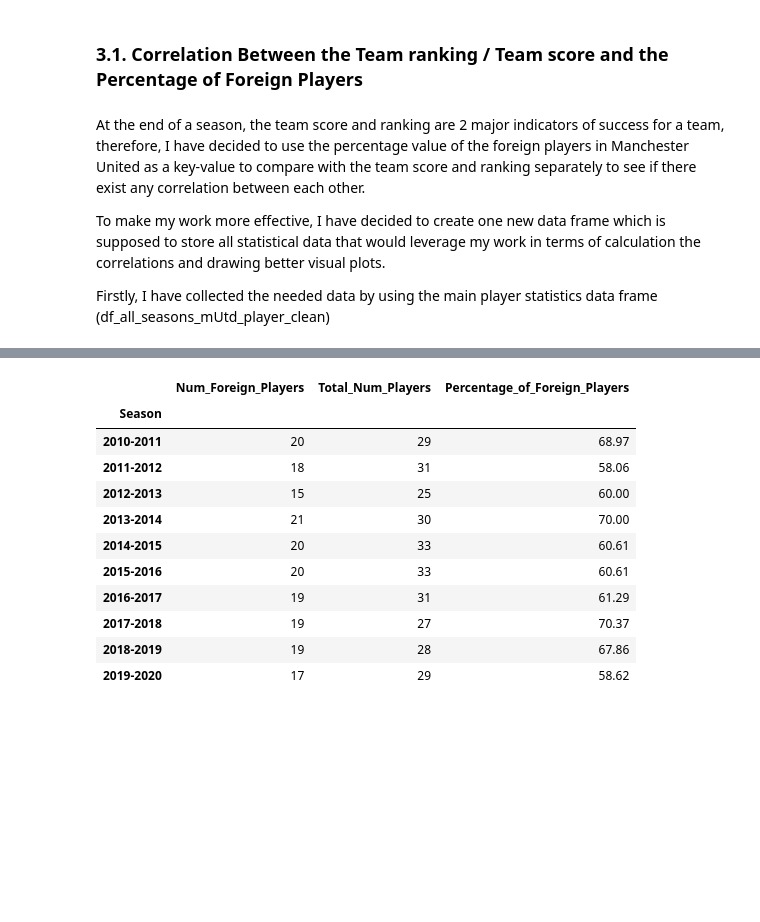
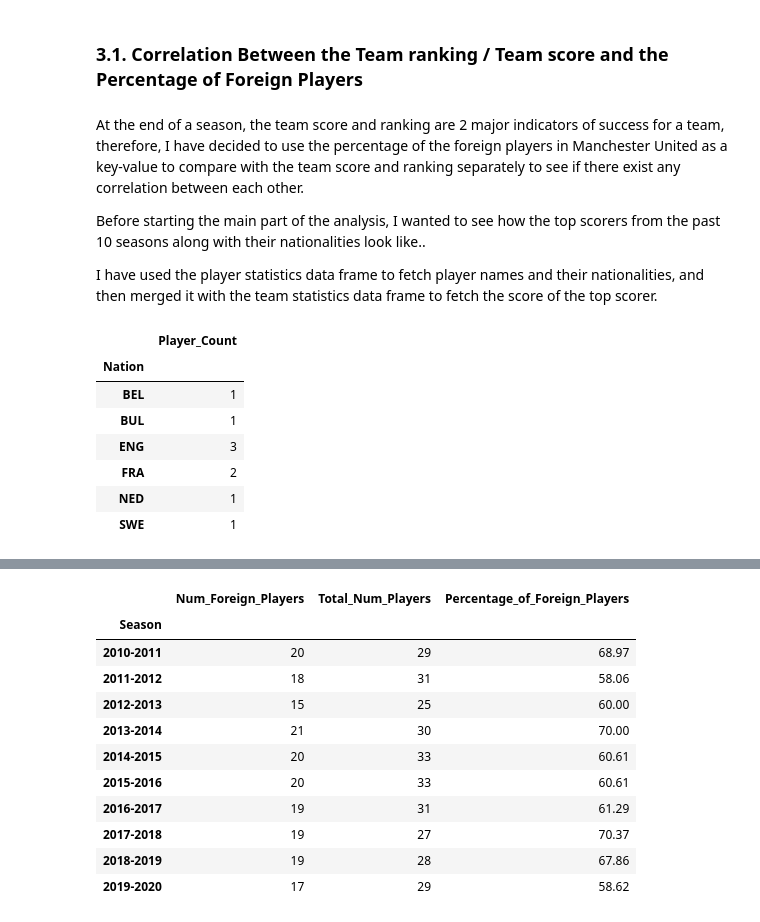
Before and after one commit to ayktonr/uol_dsc020_cw, a Jupyter notebook: cw_main.ipynb, the cells around one changed output, grey strips where cells are left out. Saved outputs shown, nothing was run; the diff lists cells and outputs as text; code cells hidden in the pictures; blank space fills up the shorter version.

```diff
--- a/cw_main.ipynb
+++ b/cw_main.ipynb
@@ -356,8 +353,39 @@ Data for team statistics and player statistics have been cleaned in the previous
 # %% [markdown]
 ### 3.1. Correlation Between the Team ranking / Team score and the Percentage of Foreign Players
 # %% [markdown]
-At the end of a season, the team score and ranking are 2 major indicators of success for a team, therefore, I have decided to use the percentage value of the foreign players in Manchester United as a key-value to compare with the team score and ranking separately to see if there exist any correlation between each other.
+At the end of a season, the team score and ranking are 2 major indicators of success for a team, therefore, I have decided to use the percentage of the foreign players in Manchester United as a key-value to compare with the team score and ranking separately to see if there exist any correlation between each other.
 
-To make my work more effective, I have decided to create one new data frame which is supposed to store all statistical data that would leverage my work in terms of calculation the correlations and drawing better visual plots.
+Before starting the main part of the analysis, I wanted to see how the top scorers from the past 10 seasons along with their nationalities look like..
 
-Firstly, I have collected the needed data by using the main player statistics data frame (df_all_seasons_mUtd_player_clean)
+I have used the player statistics data frame to fetch player names and their nationalities, and then merged it with the team statistics data frame to fetch the score of the top scorer.
+# %%
+#Because only one player name for 10 seasons is sufficient for a merge, duplicate playernames removed from the player
+#statistics dataframe here..
+df_all_seasons_mUtd_player_clean_copy = (df_all_seasons_mUtd_player_clean[['Player', 'Nation']]
+                                       .drop_duplicates()
+                                       .reset_index()
+                                       )
+
+#Name of the column changed to "Player" before merging..
+df_all_seasons_mUtd_stats_clean_copy = df_all_seasons_mUtd_stats_clean.rename(columns = {'Top_Scorer':'Player'})
+
+#Dataframes merged here..
+df_top_players  = (pd.merge (df_all_seasons_mUtd_stats_clean_copy,df_all_seasons_mUtd_player_clean_copy, on='Player' )
+                  [['Player','Nation']]
+                  )
+
+#Grouped by "Nation" value to see how many times a player from a different nationality became a top scorer..
+df_top_players_count = (df_top_players.groupby('Nation')
+                                        .count()
+                                        .rename(columns = {'Player':'Player_Count'})
+                        )
+df_top_players_count
+# %% [output]
+|  | Player_Count |
+| Nation |  |
+| BEL | 1 |
+| BUL | 1 |
+| ENG | 3 |
+| FRA | 2 |
+| NED | 1 |
+| SWE | 1 |
```
Also changed, not shown: parts of 31 cells of this notebook.
